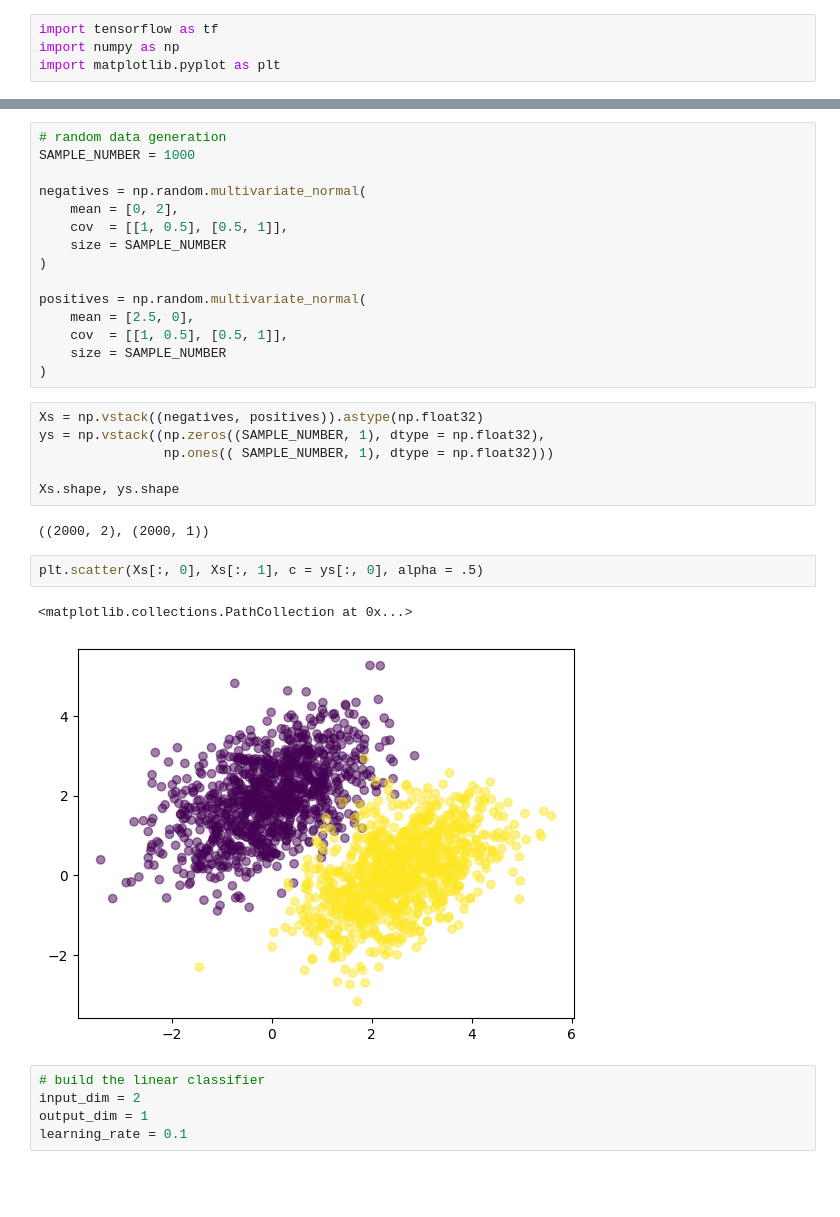
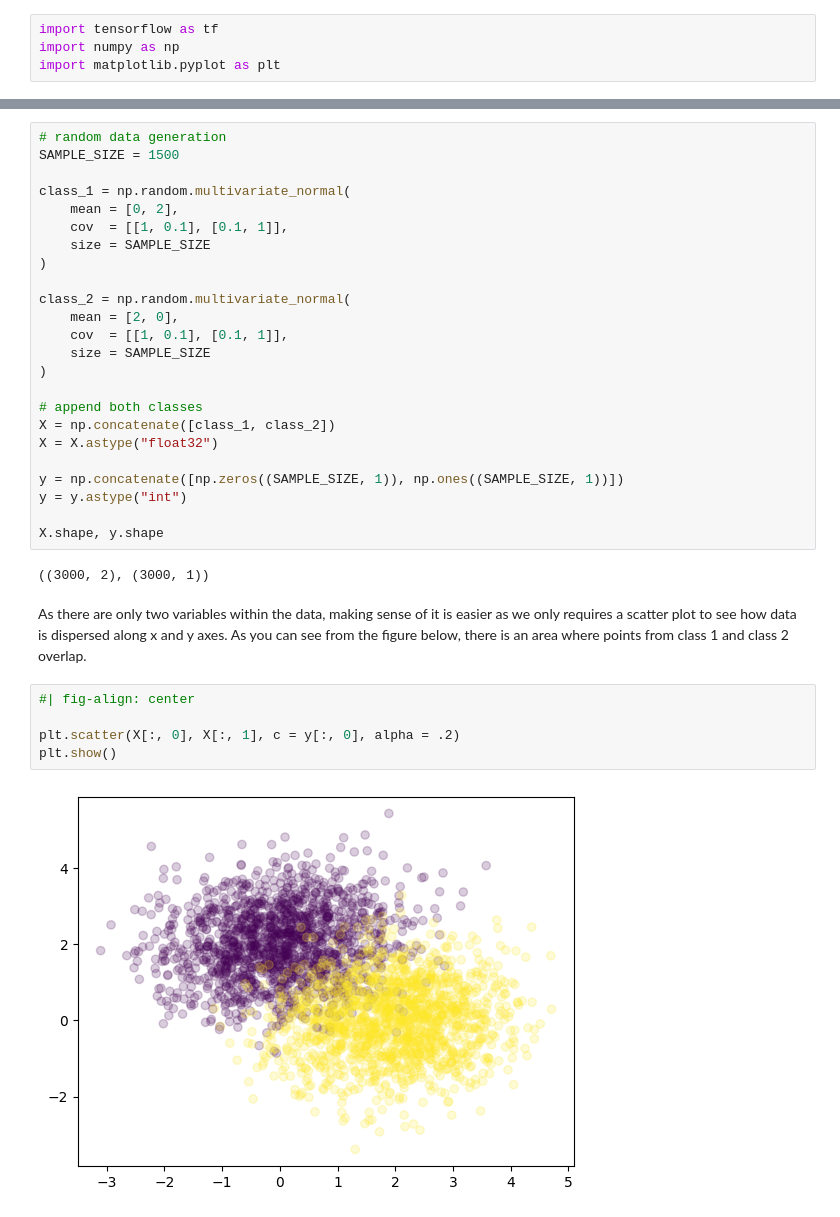
Before and after one commit to hanzholahs/tensorflow-for-deep-learning, a Jupyter notebook: notebooks/01b-basic-classification.ipynb, the cells around one changed output, grey strips where cells are left out. Cells and saved outputs as stored; diff of their text form; blank space fills up the shorter version.

```diff
--- a/notebooks/01b-basic-classification.ipynb
+++ b/notebooks/01b-basic-classification.ipynb
@@ -9,33 +32,35 @@ import matplotlib.pyplot as plt
 # %%
 # random data generation
-SAMPLE_NUMBER = 1000
+SAMPLE_SIZE = 1500
 
-negatives = np.random.multivariate_normal(
+class_1 = np.random.multivariate_normal(
     mean = [0, 2],
-    cov  = [[1, 0.5], [0.5, 1]],
-    size = SAMPLE_NUMBER
+    cov  = [[1, 0.1], [0.1, 1]],
+    size = SAMPLE_SIZE
 )
 
-positives = np.random.multivariate_normal(
-    mean = [2.5, 0],
-    cov  = [[1, 0.5], [0.5, 1]],
-    size = SAMPLE_NUMBER
+class_2 = np.random.multivariate_normal(
+    mean = [2, 0],
+    cov  = [[1, 0.1], [0.1, 1]],
+    size = SAMPLE_SIZE
 )
+
+# append both classes
+X = np.concatenate([class_1, class_2])
+X = X.astype("float32")
+
+y = np.concatenate([np.zeros((SAMPLE_SIZE, 1)), np.ones((SAMPLE_SIZE, 1))])
+y = y.astype("int")
+
+X.shape, y.shape
+# %% [output]
+((3000, 2), (3000, 1))
-# %%
-Xs = np.vstack((negatives, positives)).astype(np.float32)
-ys = np.vstack((np.zeros((SAMPLE_NUMBER, 1), dtype = np.float32),
-                np.ones(( SAMPLE_NUMBER, 1), dtype = np.float32)))
-
-Xs.shape, ys.shape
-# %% [output]
-((2000, 2), (2000, 1))
-# %%
-plt.scatter(Xs[:, 0], Xs[:, 1], c = ys[:, 0], alpha = .5)
-# %% [output]
-<matplotlib.collections.PathCollection at 0x...>
-[figure, removed]
-# %%
-# build the linear classifier
-input_dim = 2
-output_dim = 1
-learning_rate = 0.1
+# %% [markdown]
+As there are only two variables within the data, making sense of it is easier as we only requires a scatter plot to see how data is dispersed along x and y axes. As you can see from the figure below, there is an area where points from class 1 and class 2 overlap.
+# %%
+#| fig-align: center
+
+plt.scatter(X[:, 0], X[:, 1], c = y[:, 0], alpha = .2)
+plt.show()
+# %% [output]
+[figure, added]
```
Also changed, not shown: parts of 25 cells of this notebook, 25 other files.
